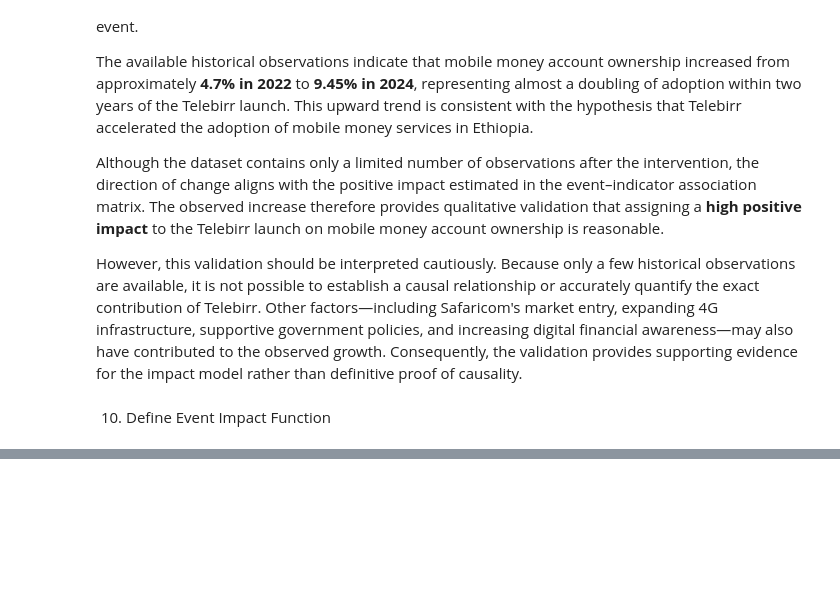
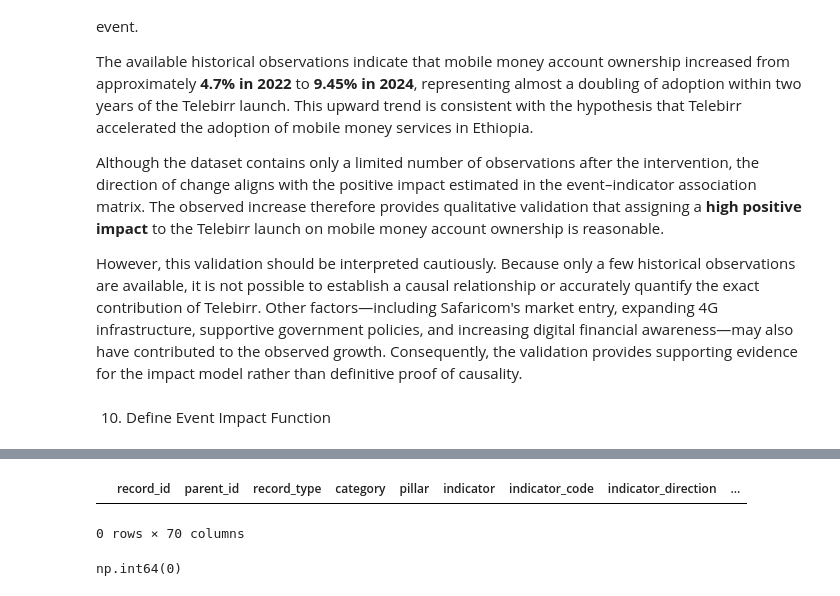
Before and after one commit to Lalisecf/ethiopia-fi-forecast-week11, a Jupyter notebook: notebooks/task3_event_impact_modeling.ipynb, the cells around one changed output, grey strips where cells are left out. Cells and saved outputs as stored; diff of their text form; code cells hidden in the pictures; blank space fills up the shorter version.

```diff
--- a/notebooks/task3_event_impact_modeling.ipynb
+++ b/notebooks/task3_event_impact_modeling.ipynb
@@ -497,0 +523,14 @@ lag
+# %%
+events_for_usage = merged[
+merged.related_indicator=="USG_DIGITAL_PAYMENT"
+]
+
+events_for_usage
+# %% [output]
+|  | record_id | parent_id | record_type | category | pillar | indicator | indicator_code | indicator_direction | ... |
+0 rows × 70 columns
+# %%
+#Compute cumulative
+events_for_usage["impact_score"].sum()
+# %% [output]
+np.int64(0)
```
Also changed, not shown: parts of 2 cells of this notebook.
